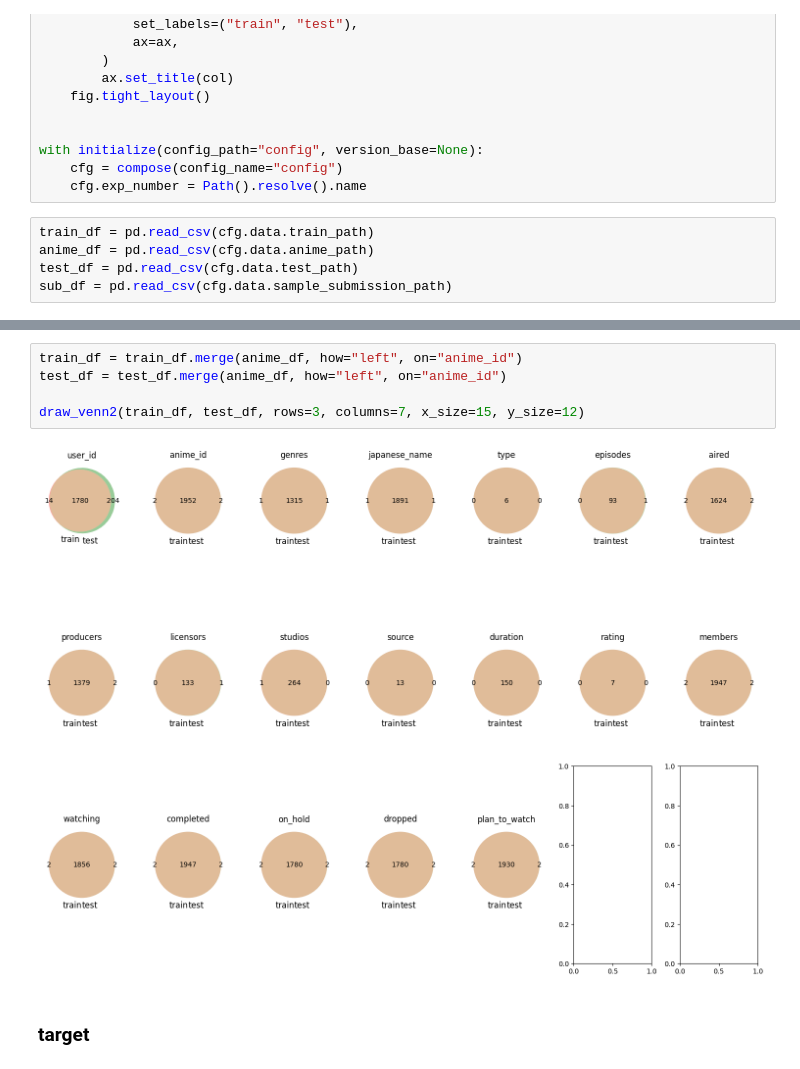
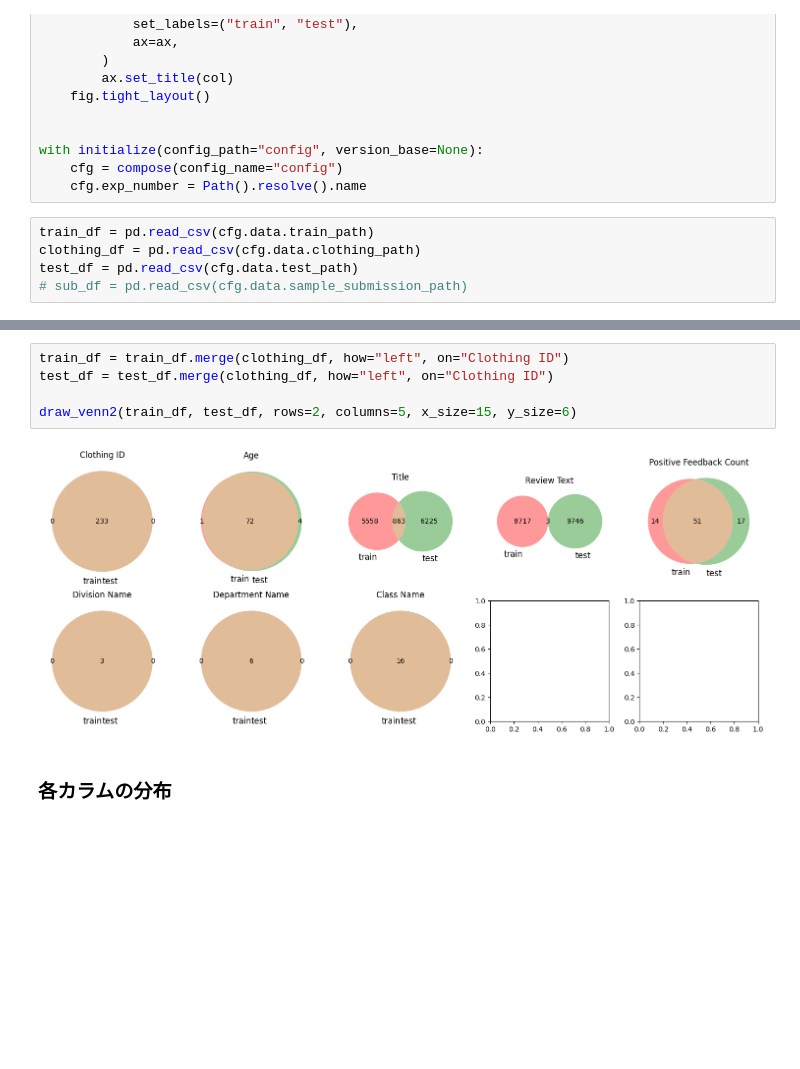
Before and after one commit to yumizu-da/atmaCup17, a Jupyter notebook: exp/000/eda.ipynb, the cells around one changed output, grey strips where cells are left out. Drawn from its saved outputs; the diff is of its cells as text; blank space fills up the shorter version.

```diff
--- a/exp/000/eda.ipynb
+++ b/exp/000/eda.ipynb
@@ -27,9 +27,9 @@ with initialize(config_path="config", version_base=None):
     cfg.exp_number = Path().resolve().name
 # %%
 train_df = pd.read_csv(cfg.data.train_path)
-anime_df = pd.read_csv(cfg.data.anime_path)
+clothing_df = pd.read_csv(cfg.data.clothing_path)
 test_df = pd.read_csv(cfg.data.test_path)
-sub_df = pd.read_csv(cfg.data.sample_submission_path)
+# sub_df = pd.read_csv(cfg.data.sample_submission_path)
 # %%
 print('■ train')
 display(train_df.head())
@@ -119,13 +114,13 @@ memory usage: 281.4+ KB
 None
 # %%
-train_df = train_df.merge(anime_df, how="left", on="anime_id")
-test_df = test_df.merge(anime_df, how="left", on="anime_id")
+train_df = train_df.merge(clothing_df, how="left", on="Clothing ID")
+test_df = test_df.merge(clothing_df, how="left", on="Clothing ID")
 
-draw_venn2(train_df, test_df, rows=3, columns=7, x_size=15, y_size=12)
+draw_venn2(train_df, test_df, rows=2, columns=5, x_size=15, y_size=6)
 # %% [output]
-[figure, old version]
+[figure, new version]
 # %% [markdown]
-### target
+### 各カラムの分布
 # %%
 train_df[cfg.target].hist(bins=10, figsize=(6, 3))
 # %% [output]
```
Also changed, not shown: parts of 20 cells of this notebook, 21 other files.
